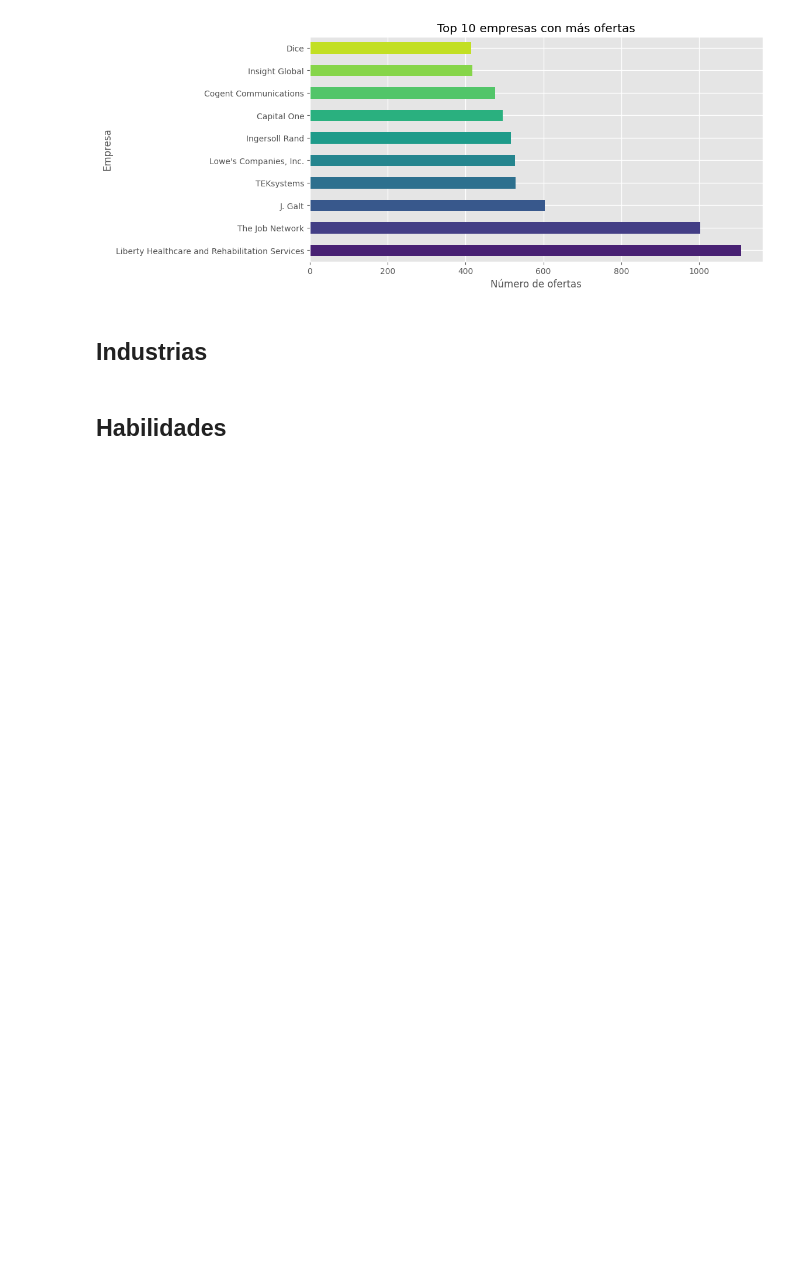
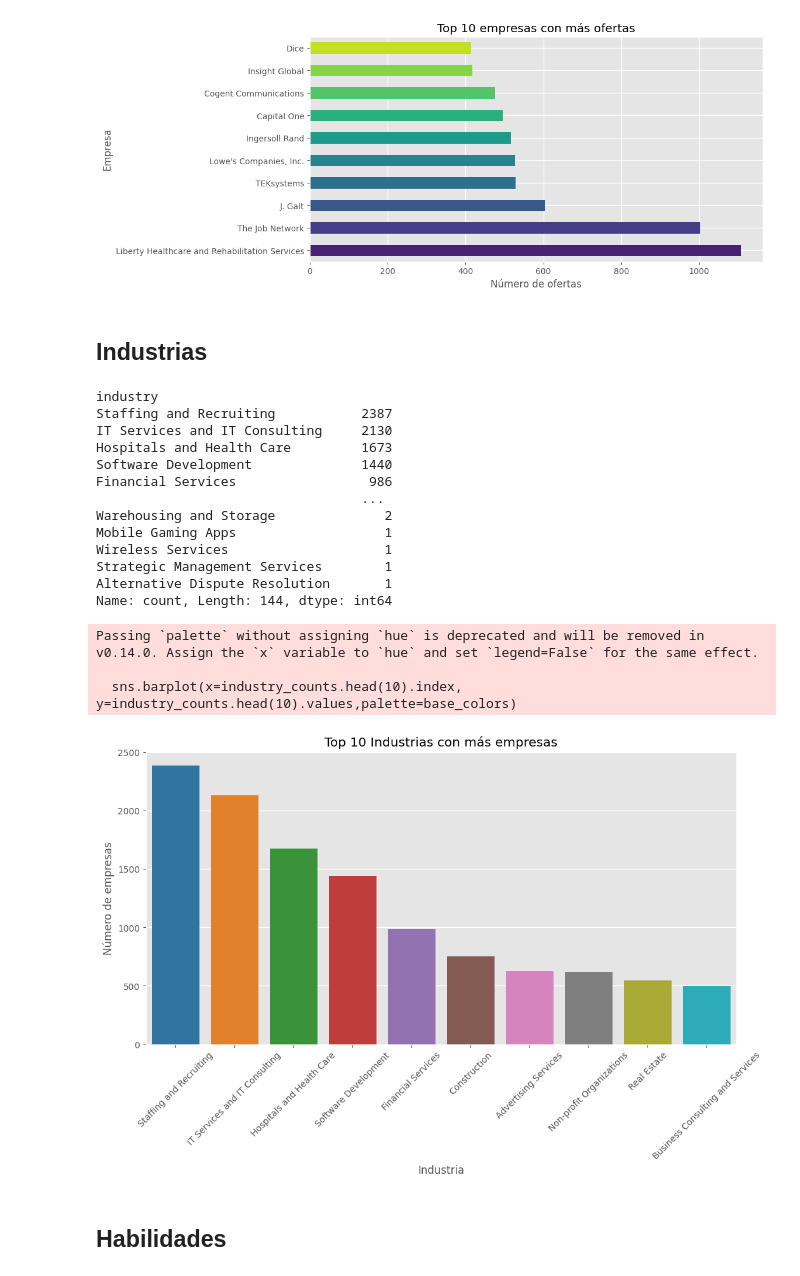
Before and after one commit to sarahcoral/ProyectoABD, a Jupyter notebook: visualization_notebooks/exploratory_analysis.ipynb, the cells around one changed output. Cells and saved outputs as stored; diff of their text form; code cells hidden in the pictures; blank space fills up the shorter version.

```diff
--- a/visualization_notebooks/exploratory_analysis.ipynb
+++ b/visualization_notebooks/exploratory_analysis.ipynb
@@ -43,3 +43,6 @@ df_skills = pd.read_sql('SELECT * FROM skills', conn)
 
 #job skills
 df_job_skills = pd.read_sql('SELECT * FROM job_skills', conn)
+
+#company industries
+df_company_industries = pd.read_sql('SELECT * FROM company_industries', conn)
@@ -80,5 +125,36 @@ plt.show()
 [figure]
 # %% [markdown]
 ## Industrias
+# %%
+industry_counts = df_company_industries['industry'].value_counts()
+
+#Set colors
+base_colors = sns.color_palette('tab10', 10)
+
+plt.figure(figsize=(12,6))
+sns.barplot(x=industry_counts.head(10).index, y=industry_counts.head(10).values,palette=base_colors)
+plt.xticks(rotation=45)
+plt.xlabel("Industria")
+plt.ylabel("Número de empresas")
+plt.title("Top 10 Industrias con más empresas")
+plt.show()
+# %% [output]
+industry
+Staffing and Recruiting           2387
+IT Services and IT Consulting     2130
+Hospitals and Health Care         1673
+Software Development              1440
+Financial Services                 986
+                                  ...
+Warehousing and Storage              2
+Mobile Gaming Apps                   1
+Wireless Services                    1
+Strategic Management Services        1
+Alternative Dispute Resolution       1
+Name: count, Length: 144, dtype: int64
+Passing `palette` without assigning `hue` is deprecated and will be removed in v0.14.0. Assign the `x` variable to `hue` and set `legend=False` for the same effect.
+
+  sns.barplot(x=industry_counts.head(10).index, y=industry_counts.head(10).values,palette=base_colors)
+[figure, added]
 # %% [markdown]
 ## Habilidades
```
Also changed, not shown: parts of 5 cells of this notebook, 1 other file.
